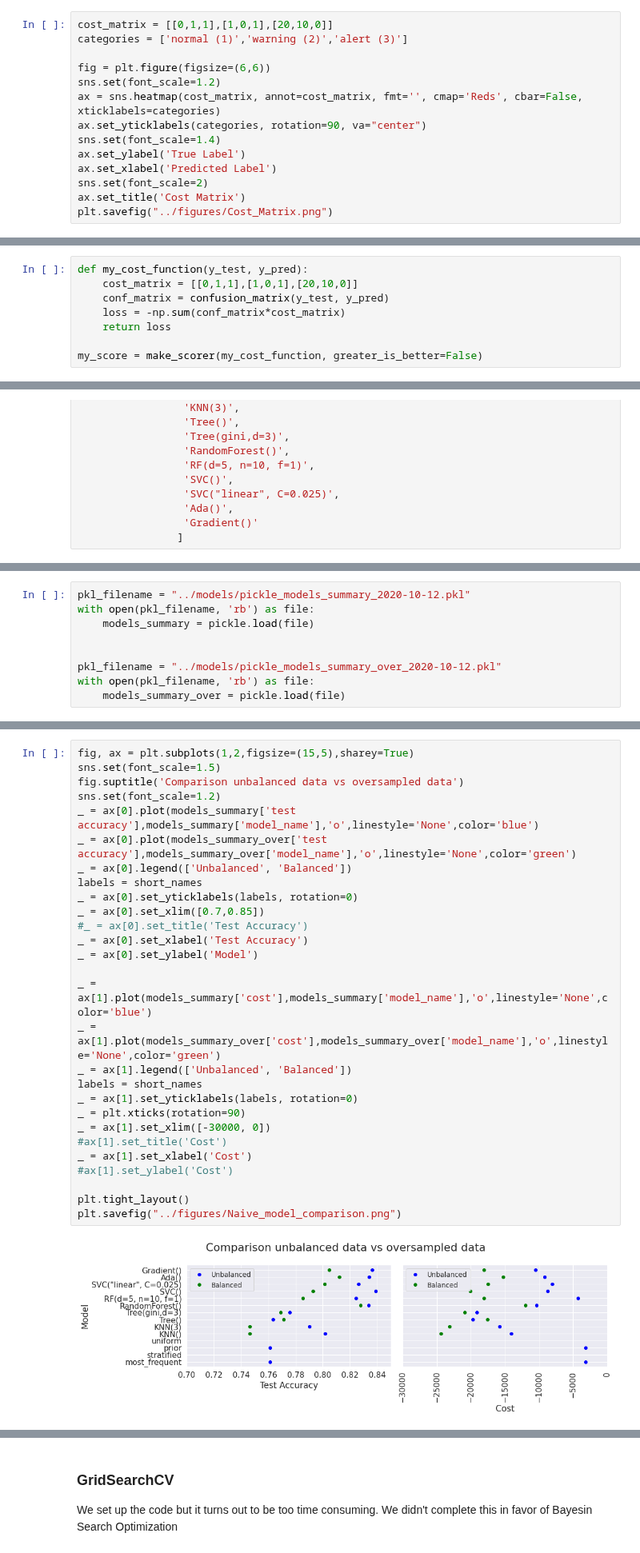
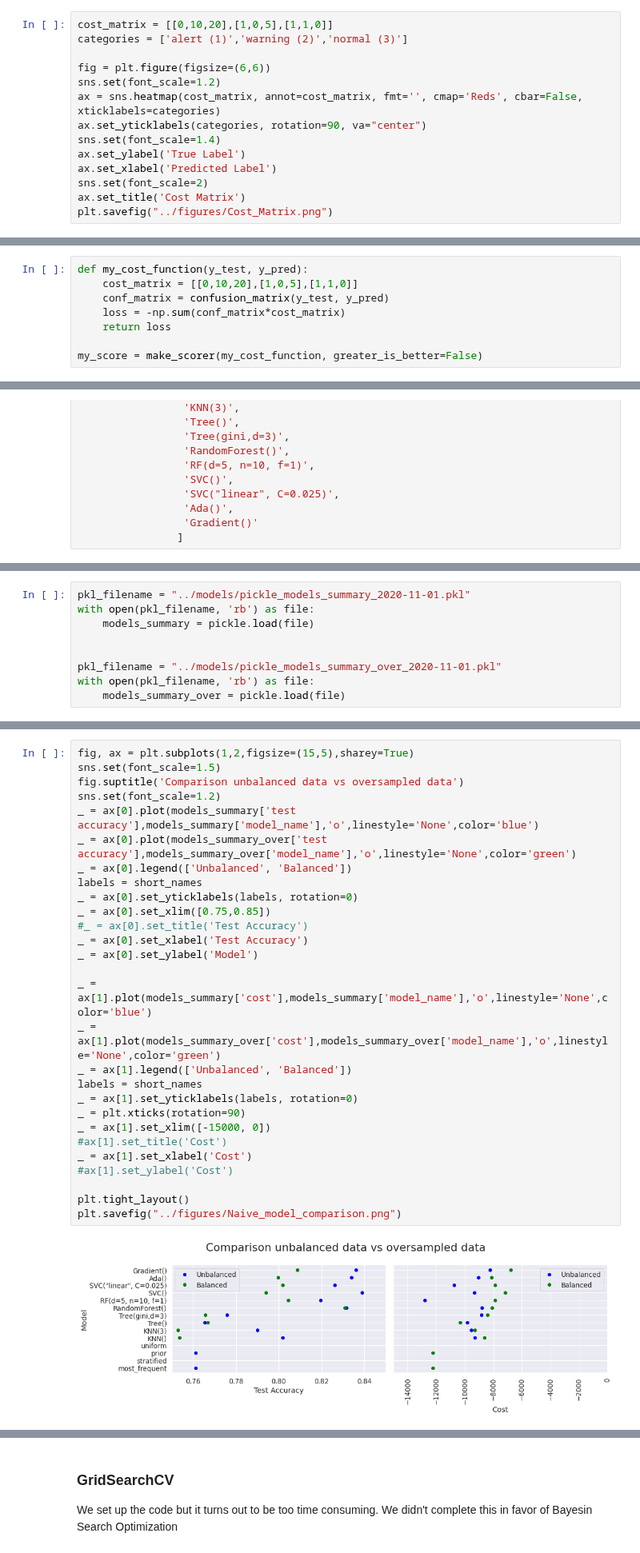
Before and after one commit to andrea-fantini/Predictive_Maintenance_Fanjet, a Jupyter notebook: notebooks/5 - Modeling.ipynb, the cells around one changed output, grey strips where cells are left out. Shown at 80% size. Saved outputs shown, nothing was run; the diff lists cells and outputs as text.

Commit message:
fixed mislabelling of the classes and re-trained all the models to update the conclusions

```diff
--- a/notebooks/5 - Modeling.ipynb
+++ b/notebooks/5 - Modeling.ipynb
@@ -91,8 +91,8 @@ test_df.head()
 | 3 | 0.00831 | 0.370482 | 0.285154 | 0.408001 | 0.679549 | 0.196970 | 0.105717 | 0.255952 | 0.573561 | 0.250000 | 0.170090 | ... |
 | 4 | 0.01108 | 0.391566 | 0.352082 | 0.332039 | 0.694042 | 0.166667 | 0.102396 | 0.273810 | 0.737740 | 0.220588 | 0.152751 | ... |
 # %%
-cost_matrix = [[0,1,1],[1,0,1],[20,10,0]]
-categories = ['normal (1)','warning (2)','alert (3)']
+cost_matrix = [[0,10,20],[1,0,5],[1,1,0]]
+categories = ['alert (1)','warning (2)','normal (3)']
 
 fig = plt.figure(figsize=(6,6))
 sns.set(font_scale=1.2)
@@ -112,7 +112,7 @@ plt.savefig("../figures/Cost_Matrix.png")
 Let's build some useful functions
 # %%
 def my_cost_function(y_test, y_pred):
-    cost_matrix = [[0,1,1],[1,0,1],[20,10,0]]
+    cost_matrix = [[0,10,20],[1,0,5],[1,1,0]]
     conf_matrix = confusion_matrix(y_test, y_pred)
     loss = -np.sum(conf_matrix*cost_matrix)
     return loss
@@ -358,10 +447,10 @@ Trying Model :GradientBoostingClassifier()
 # %%
-pkl_filename = "../models/pickle_models_summary_2020-10-12.pkl"
+pkl_filename = "../models/pickle_models_summary_2020-11-01.pkl"
 with open(pkl_filename, 'rb') as file:
     models_summary = pickle.load(file)
 
 
-pkl_filename = "../models/pickle_models_summary_over_2020-10-12.pkl"
+pkl_filename = "../models/pickle_models_summary_over_2020-11-01.pkl"
 with open(pkl_filename, 'rb') as file:
     models_summary_over = pickle.load(file)
 # %%
@@ -394,31 +483,31 @@ models_summary.sort_values(by=['cost'], ascending=False).head()
 # %%
 fig, ax = plt.subplots(1,2,figsize=(15,5),sharey=True)
 sns.set(font_scale=1.5)
 fig.suptitle('Comparison unbalanced data vs oversampled data')
 sns.set(font_scale=1.2)
 _ = ax[0].plot(models_summary['test accuracy'],models_summary['model_name'],'o',linestyle='None',color='blue')
 _ = ax[0].plot(models_summary_over['test accuracy'],models_summary_over['model_name'],'o',linestyle='None',color='green')
 _ = ax[0].legend(['Unbalanced', 'Balanced'])
 labels = short_names
 _ = ax[0].set_yticklabels(labels, rotation=0)
-_ = ax[0].set_xlim([0.7,0.85])
+_ = ax[0].set_xlim([0.75,0.85])
 #_ = ax[0].set_title('Test Accuracy')
 _ = ax[0].set_xlabel('Test Accuracy')
 _ = ax[0].set_ylabel('Model')
 
 _ = ax[1].plot(models_summary['cost'],models_summary['model_name'],'o',linestyle='None',color='blue')
 _ = ax[1].plot(models_summary_over['cost'],models_summary_over['model_name'],'o',linestyle='None',color='green')
 _ = ax[1].legend(['Unbalanced', 'Balanced'])
 labels = short_names
 _ = ax[1].set_yticklabels(labels, rotation=0)
 _ = plt.xticks(rotation=90)
-_ = ax[1].set_xlim([-30000, 0])
+_ = ax[1].set_xlim([-15000, 0])
 #ax[1].set_title('Cost')
 _ = ax[1].set_xlabel('Cost')
 #ax[1].set_ylabel('Cost')
 
 plt.tight_layout()
 plt.savefig("../figures/Naive_model_comparison.png")
 # %% [output]
-[figure, old version]
+[figure, new version]
 # %%
```
Also changed, not shown: parts of 24 cells of this notebook, 16 other files.
